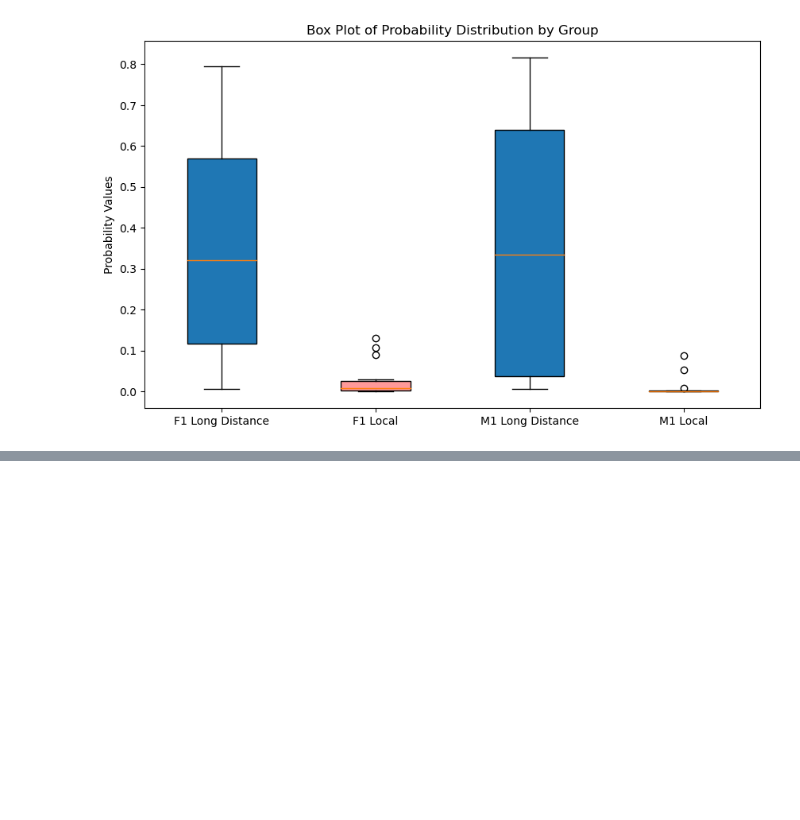
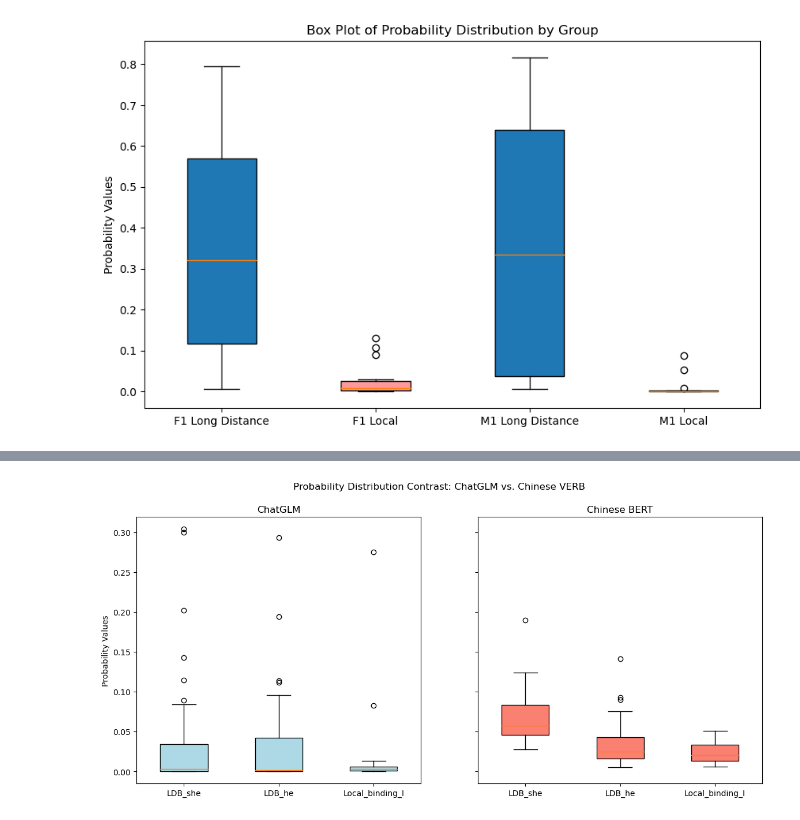
Before and after one commit to xiulinyang/zh-reflexive, a Jupyter notebook: visualize.ipynb, the cells around one changed output, grey strips where cells are left out. Cells and saved outputs as stored; diff of their text form; code cells hidden in the pictures; blank space fills up the shorter version.

```diff
--- a/visualize.ipynb
+++ b/visualize.ipynb
@@ -52,0 +62,29 @@ plt.show()
+# %%
+without_bert = [her, him, me]
+with_bert = [bert_her, bert_him, bert_me]
+
+# Labels for plotting
+labels = ['LDB_she', 'LDB_he', 'Local_binding_I']
+
+# Creating the boxplot for comparison
+fig, axs = plt.subplots(1, 2, figsize=(14, 6), sharey=True)
+
+# Without BERT
+for i, data in enumerate(without_bert):
+    axs[0].boxplot(data, positions=[i], widths=0.5, patch_artist=True, boxprops=dict(facecolor='lightblue'))
+axs[0].set_xticks(range(len(labels)))
+axs[0].set_xticklabels(labels)
+axs[0].set_title('ChatGLM')
+axs[0].set_ylabel('Probability Values')
+
+# With BERT
+for i, data in enumerate(with_bert):
+    axs[1].boxplot(data, positions=[i], widths=0.5, patch_artist=True, boxprops=dict(facecolor='salmon'))
+axs[1].set_xticks(range(len(labels)))
+axs[1].set_xticklabels(labels)
+axs[1].set_title('Chinese BERT')
+
+plt.suptitle('Probability Distribution Contrast: ChatGLM vs. Chinese VERB')
+plt.show()
+# %% [output]
+[figure, added]
```
Also changed, not shown: parts of 4 cells of this notebook, 3 other files.
